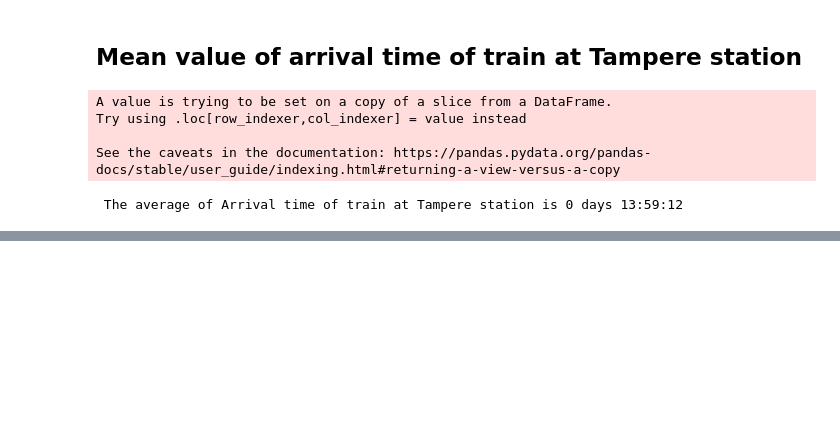
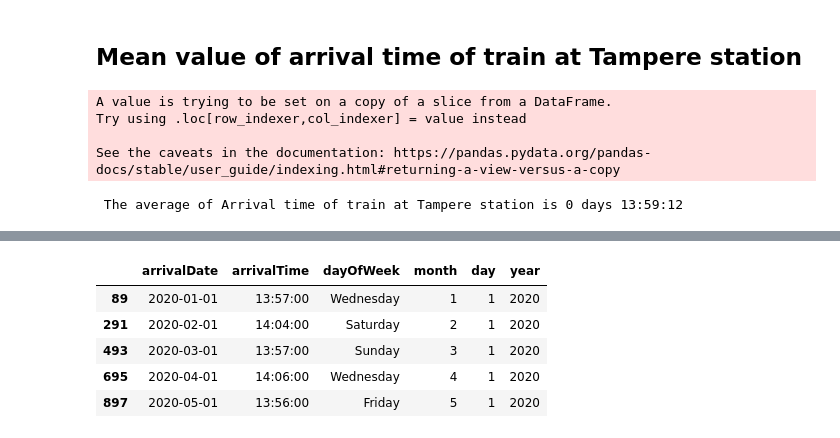
Before and after one commit to poddardelhi/finland-train_eda, a Jupyter notebook: finland_train.ipynb, the cells around one changed output, grey strips where cells are left out. Saved outputs shown, nothing was run; the diff lists cells and outputs as text; code cells hidden in the pictures; blank space fills up the shorter version.

```diff
--- a/finland_train.ipynb
+++ b/finland_train.ipynb
@@ -320,0 +331,15 @@ print("\n The average of Arrival time of train at Tampere station is {}".format(
+# %%
+try:
+  df_TPE_clean['month']=df_TPE_clean.arrivalDate.dt.month
+  df_TPE_clean['day']=df_TPE_clean.arrivalDate.dt.day
+  df_TPE_clean['year']= df_TPE_clean.arrivalDate.dt.year
+except:
+  print("new columns are created")
+df_TPE_clean.head()
+# %% [output]
+|  | arrivalDate | arrivalTime | dayOfWeek | month | day | year |
+| 89 | 2020-01-01 | 13:57:00 | Wednesday | 1 | 1 | 2020 |
+| 291 | 2020-02-01 | 14:04:00 | Saturday | 2 | 1 | 2020 |
+| 493 | 2020-03-01 | 13:57:00 | Sunday | 3 | 1 | 2020 |
+| 695 | 2020-04-01 | 14:06:00 | Wednesday | 4 | 1 | 2020 |
+| 897 | 2020-05-01 | 13:56:00 | Friday | 5 | 1 | 2020 |
```
Also changed, not shown: parts of 14 cells of this notebook.
